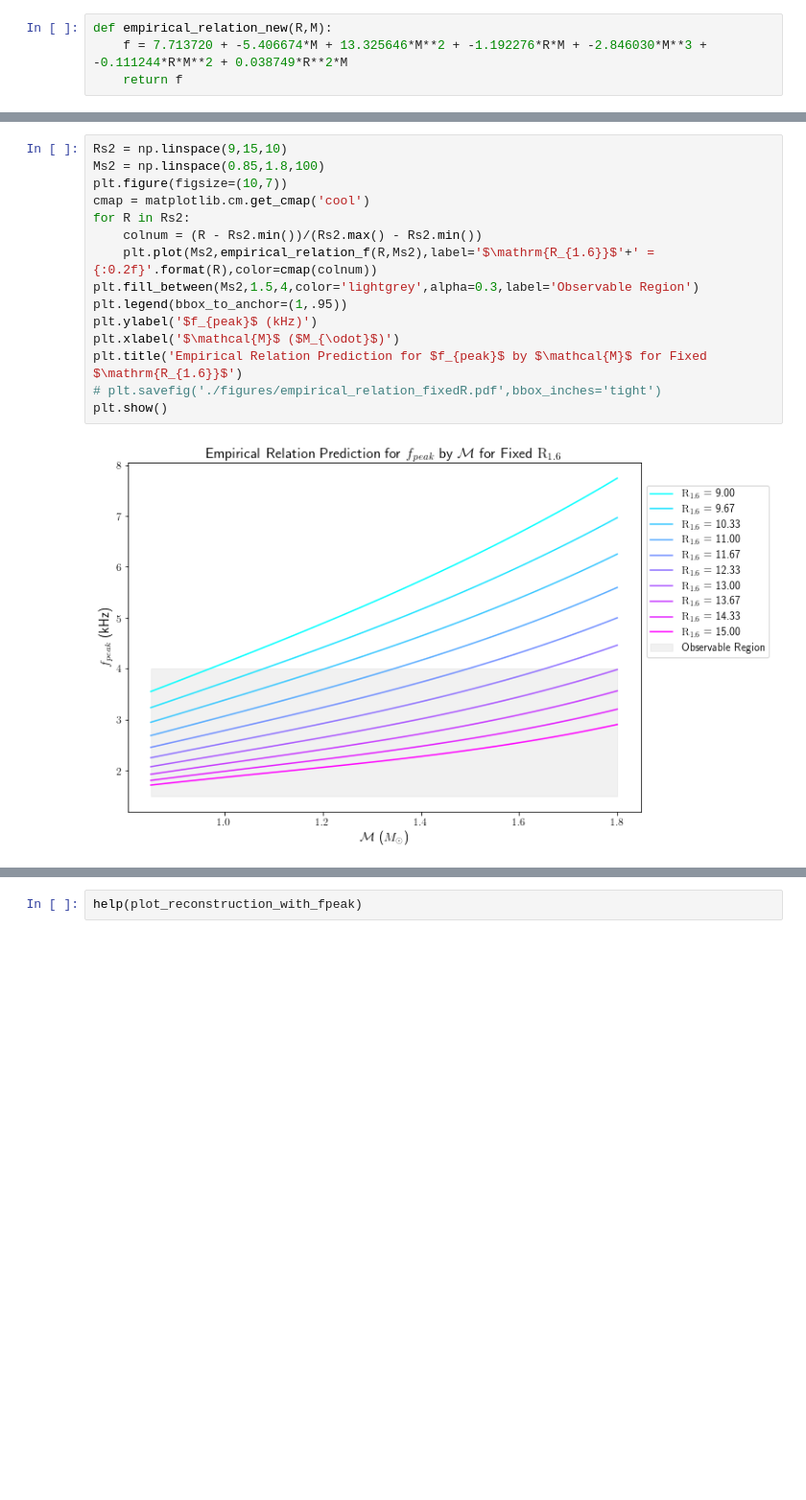
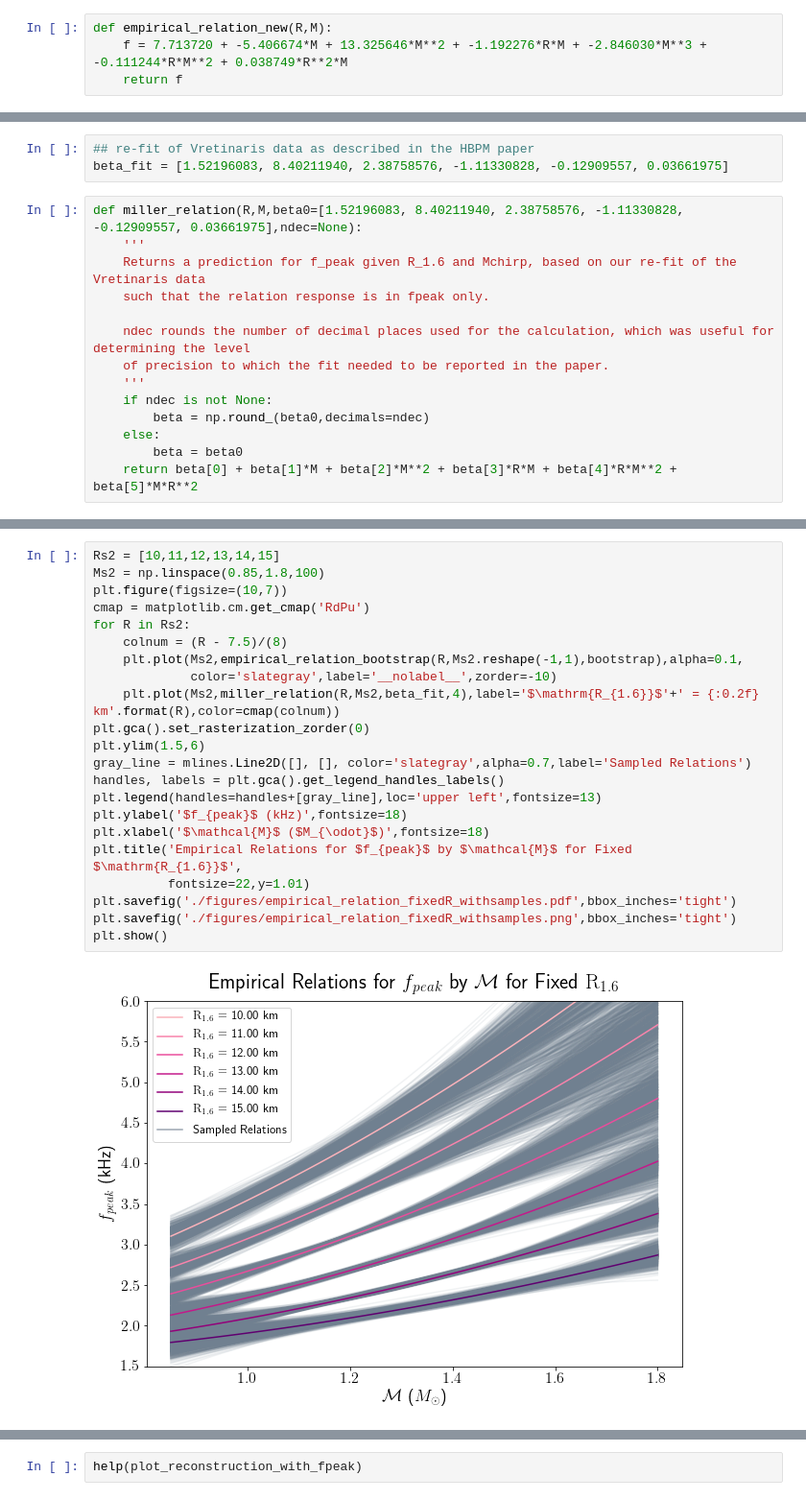
Before and after one commit to criswellalexander/hbpm_paper, a Jupyter notebook: make-paper-plots-FINAL.ipynb, the cells around one changed output, grey strips where cells are left out. Shown at 96% size. Drawn from its saved outputs; the diff is of its cells as text; blank space fills up the shorter version.

Commit message:
Update empirical relation plots

```diff
--- a/make-paper-plots-FINAL.ipynb
+++ b/make-paper-plots-FINAL.ipynb
@@ -546,0 +553,17 @@ def empirical_relation_new(R,M):
+# %%
+## re-fit of Vretinaris data as described in the HBPM paper
+beta_fit = [1.52196083, 8.40211940, 2.38758576, -1.11330828, -0.12909557, 0.03661975]
+# %%
+def miller_relation(R,M,beta0=[1.52196083, 8.40211940, 2.38758576, -1.11330828, -0.12909557, 0.03661975],ndec=None):
+    '''
+    Returns a prediction for f_peak given R_1.6 and Mchirp, based on our re-fit of the Vretinaris data
+    such that the relation response is in fpeak only.
+
+    ndec rounds the number of decimal places used for the calculation, which was useful for determining the level
+    of precision to which the fit needed to be reported in the paper.
+    '''
+    if ndec is not None:
+        beta = np.round_(beta0,decimals=ndec)
+    else:
+        beta = beta0
+    return beta[0] + beta[1]*M + beta[2]*M**2 + beta[3]*R*M + beta[4]*R*M**2 + beta[5]*M*R**2
@@ -547,17 +598,24 @@ def empirical_relation_new(R,M):
 # %%
-Rs2 = np.linspace(9,15,10)
+Rs2 = [10,11,12,13,14,15]
 Ms2 = np.linspace(0.85,1.8,100)
 plt.figure(figsize=(10,7))
-cmap = matplotlib.cm.get_cmap('cool')
+cmap = matplotlib.cm.get_cmap('RdPu')
 for R in Rs2:
-    colnum = (R - Rs2.min())/(Rs2.max() - Rs2.min())
-    plt.plot(Ms2,empirical_relation_f(R,Ms2),label='$\mathrm{R_{1.6}}$'+' = {:0.2f}'.format(R),color=cmap(colnum))
-plt.fill_between(Ms2,1.5,4,color='lightgrey',alpha=0.3,label='Observable Region')
-plt.legend(bbox_to_anchor=(1,.95))
-plt.ylabel('$f_{peak}$ (kHz)')
-plt.xlabel('$\mathcal{M}$ ($M_{\odot}$)')
-plt.title('Empirical Relation Prediction for $f_{peak}$ by $\mathcal{M}$ for Fixed $\mathrm{R_{1.6}}$')
-# plt.savefig('./figures/empirical_relation_fixedR.pdf',bbox_inches='tight')
+    colnum = (R - 7.5)/(8)
+    plt.plot(Ms2,empirical_relation_bootstrap(R,Ms2.reshape(-1,1),bootstrap),alpha=0.1,
+             color='slategray',label='__nolabel__',zorder=-10)
+    plt.plot(Ms2,miller_relation(R,Ms2,beta_fit,4),label='$\mathrm{R_{1.6}}$'+' = {:0.2f} km'.format(R),color=cmap(colnum))
+plt.gca().set_rasterization_zorder(0)
+plt.ylim(1.5,6)
+gray_line = mlines.Line2D([], [], color='slategray',alpha=0.7,label='Sampled Relations')
+handles, labels = plt.gca().get_legend_handles_labels()
+plt.legend(handles=handles+[gray_line],loc='upper left',fontsize=13)
+plt.ylabel('$f_{peak}$ (kHz)',fontsize=18)
+plt.xlabel('$\mathcal{M}$ ($M_{\odot}$)',fontsize=18)
+plt.title('Empirical Relations for $f_{peak}$ by $\mathcal{M}$ for Fixed $\mathrm{R_{1.6}}$',
+          fontsize=22,y=1.01)
+plt.savefig('./figures/empirical_relation_fixedR_withsamples.pdf',bbox_inches='tight')
+plt.savefig('./figures/empirical_relation_fixedR_withsamples.png',bbox_inches='tight')
 plt.show()
 # %% [output]
-[figure, old version]
+[figure, new version]
```
Also changed, not shown: parts of 34 cells of this notebook, 2 other files.
